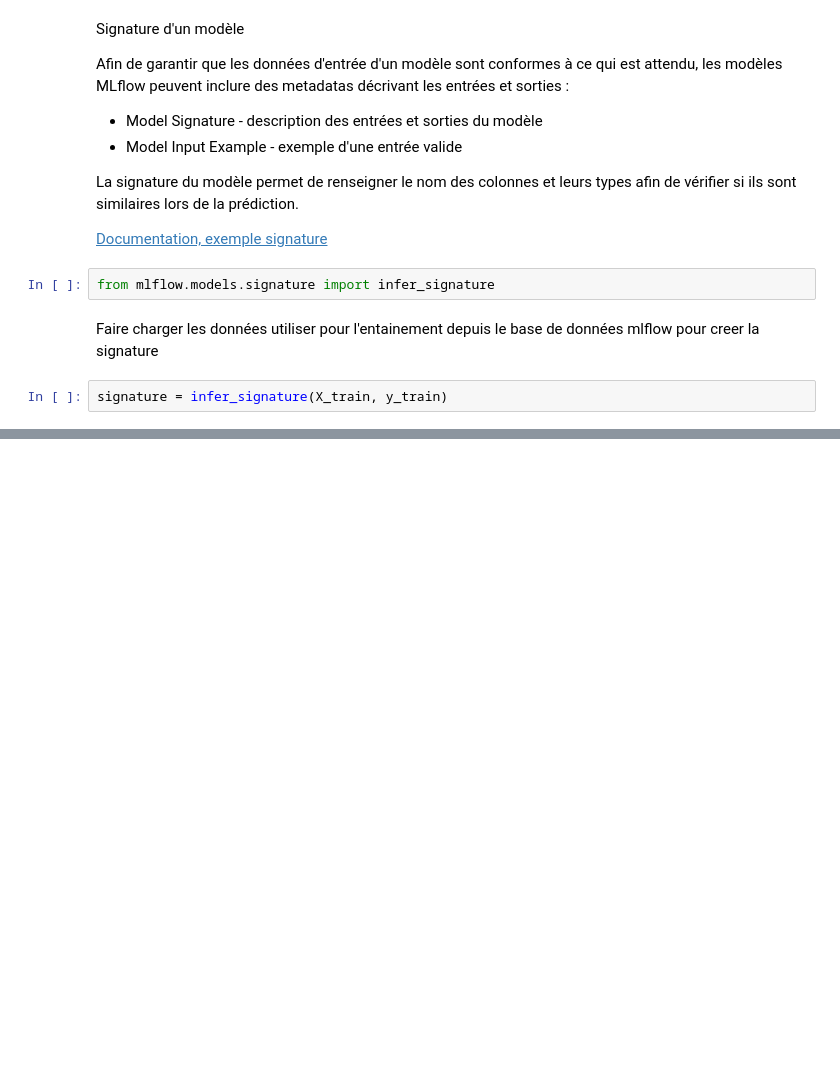
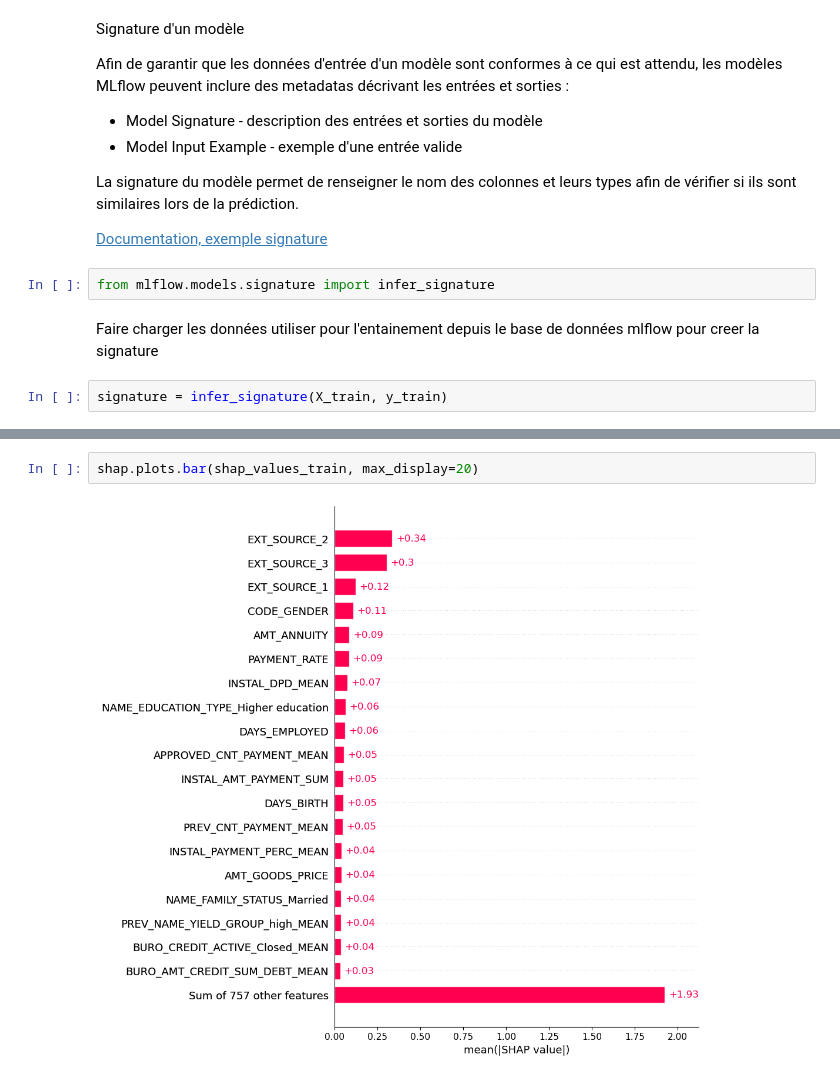
Before and after one commit to TugdualSUZON/Projet-7-Implementez-un-modele-de-scoring, a Jupyter notebook: mlflow_model_training.ipynb, the cells around one changed output, grey strips where cells are left out. Cells and saved outputs as stored; diff of their text form; blank space fills up the shorter version.

```diff
--- a/mlflow_model_training.ipynb
+++ b/mlflow_model_training.ipynb
@@ -945,0 +1011,4 @@ To fix the mismatches, call `mlflow.pyfunc.get_model_dependencies(model_uri)` to
+# %%
+shap.plots.bar(shap_values_train, max_display=20)
+# %% [output]
+[figure, added]
```
Also changed, not shown: parts of 33 cells of this notebook.
